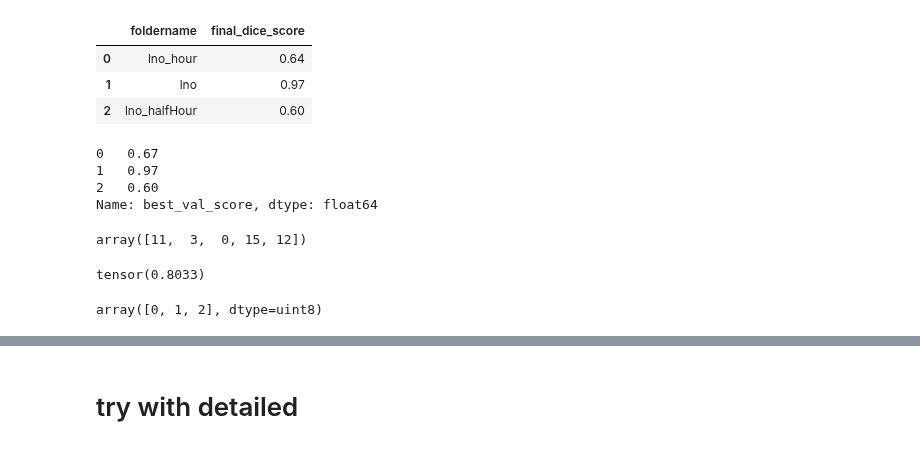
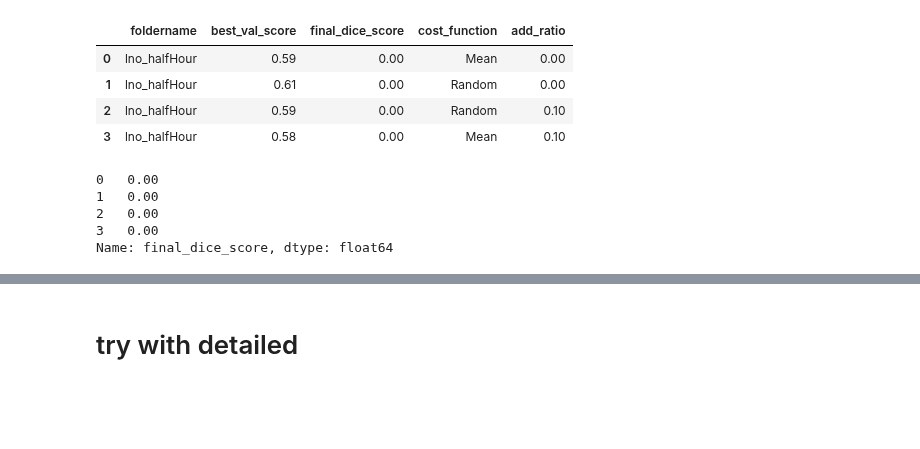
Before and after one commit to laura-rieger/segmenter, a Jupyter notebook: notebooks/Results.ipynb, the cells around one changed output, grey strips where cells are left out. Saved outputs shown, nothing was run; the diff lists cells and outputs as text; code cells hidden in the pictures; blank space fills up the shorter version.

```diff
--- a/notebooks/Results.ipynb
+++ b/notebooks/Results.ipynb
@@ -55,19 +53,21 @@ array(['FirstTrial', 'LNODrillingdown'], dtype=object)
 # %%
 # results = results[results.foldername == "lno_halfHour"]
-results = results[results.experiment_name == "LNODrillingdown"]
+results = results[results.experiment_name == "LNOActive2"]
 results = results.reset_index()
-# %%
-results[['foldername', 'final_dice_score']]
-# %% [output]
-|  | foldername | final_dice_score |
-| 0 | lno_hour | 0.64 |
-| 1 | lno | 0.97 |
-| 2 | lno_halfHour | 0.60 |
-# %%
-results.best_val_score
-# %% [output]
-0   0.67
-1   0.97
-2   0.60
-Name: best_val_score, dtype: float64
+# %%
+results[['foldername', 'best_val_score', 'final_dice_score','cost_function', 'add_ratio']]
+# %% [output]
+|  | foldername | best_val_score | final_dice_score | cost_function | add_ratio |
+| 0 | lno_halfHour | 0.59 | 0.00 | Mean | 0.00 |
+| 1 | lno_halfHour | 0.61 | 0.00 | Random | 0.00 |
+| 2 | lno_halfHour | 0.59 | 0.00 | Random | 0.10 |
+| 3 | lno_halfHour | 0.58 | 0.00 | Mean | 0.10 |
+# %%
+results.final_dice_score
+# %% [output]
+0   0.00
+1   0.00
+2   0.00
+3   0.00
+Name: final_dice_score, dtype: float64
 # %%
@@ -87,5 +85 @@ from torch.nn import functional as F
-# %%
-val_idxs
-# %% [output]
-array([11,  3,  0, 15, 12])
 # %%
@@ -122,11 +103,3 @@ val_loader = DataLoader(val_set, shuffle=False, drop_last=True, batch_size = 16)
-# %%
-evaluate(net, val_loader,device, num_classes)
-# %% [output]
-tensor(0.8033)
-# %%
-np.unique(y)
-# %% [output]
-array([0, 1, 2], dtype=uint8)
 # %%
 img_idx = 2
 test_img_np  = ((x[val_idxs[img_idx]][None, ].astype(np.float32) ))
```
Also changed, not shown: parts of 31 cells of this notebook, 6 other files.
